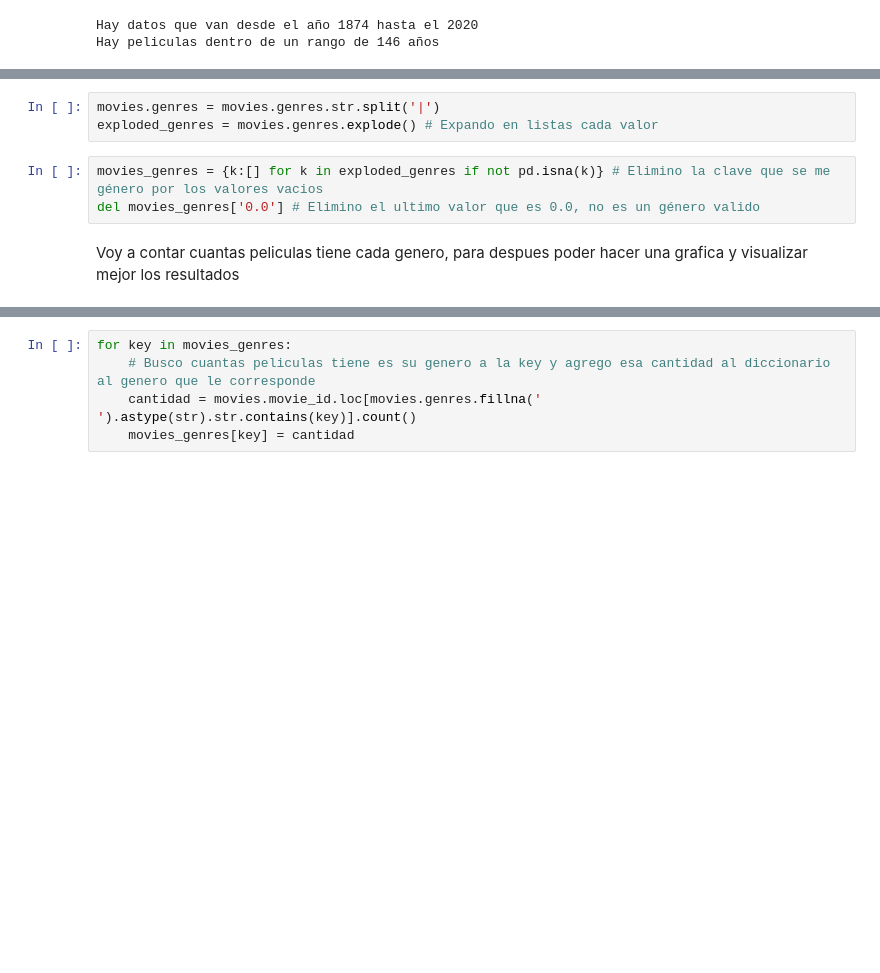
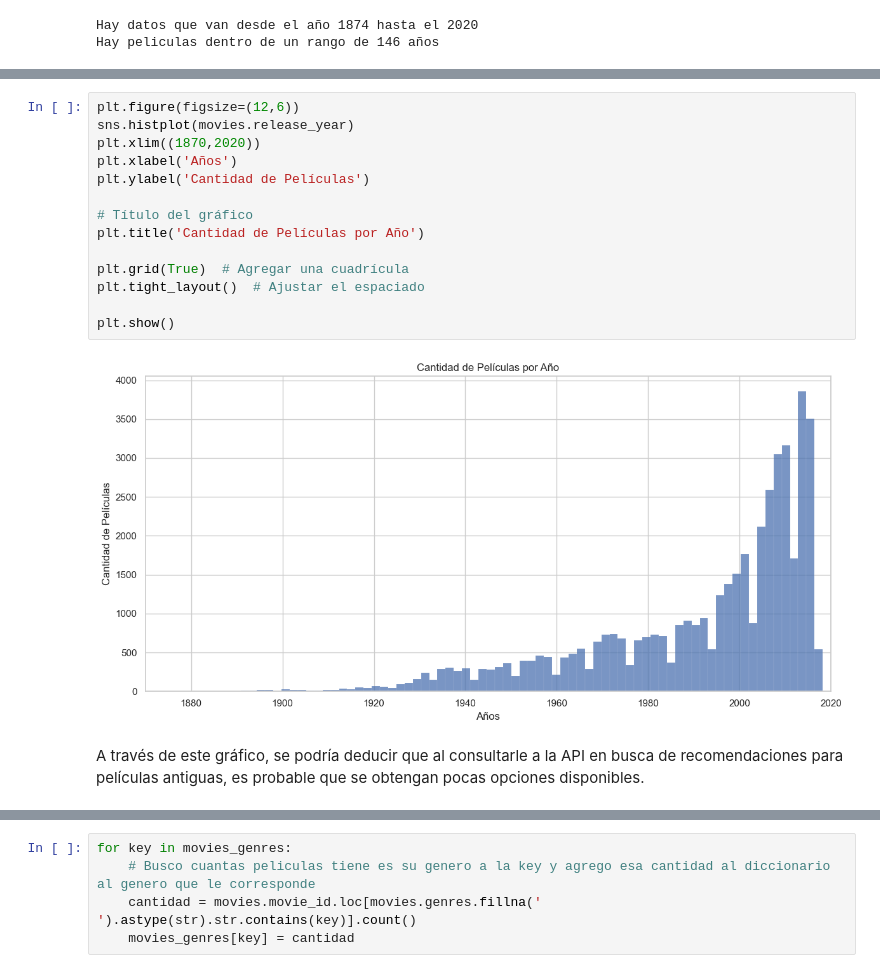
Before and after one commit to uriellmendezz/Movies_Recommendation_API, a Jupyter notebook: notebooks/EDA_process/EDA_movies.ipynb, the cells around one changed output, grey strips where cells are left out. Cells and saved outputs as stored; diff of their text form; blank space fills up the shorter version.

```diff
--- a/notebooks/EDA_process/EDA_movies.ipynb
+++ b/notebooks/EDA_process/EDA_movies.ipynb
@@ -298,8 +214,18 @@ outliers_budget
-# %%
-movies.genres = movies.genres.str.split('|')
-exploded_genres = movies.genres.explode() # Expando en listas cada valor
-# %%
-movies_genres = {k:[] for k in exploded_genres if not pd.isna(k)} # Elimino la clave que se me género por los valores vacios
-del movies_genres['0.0'] # Elimino el ultimo valor que es 0.0, no es un género valido
-# %% [markdown]
-Voy a contar cuantas peliculas tiene cada genero, para despues poder hacer una grafica y visualizar mejor los resultados
+# %%
+plt.figure(figsize=(12,6))
+sns.histplot(movies.release_year)
+plt.xlim((1870,2020))
+plt.xlabel('Años')
+plt.ylabel('Cantidad de Películas')
+
+# Título del gráfico
+plt.title('Cantidad de Películas por Año')
+
+plt.grid(True)  # Agregar una cuadrícula
+plt.tight_layout()  # Ajustar el espaciado
+
+plt.show()
+# %% [output]
+[figure, added]
+# %% [markdown]
+A través de este gráfico, se podría deducir que al consultarle a la API en busca de recomendaciones para películas antiguas, es probable que se obtengan pocas opciones disponibles.
```
Also changed, not shown: parts of 67 cells of this notebook, 6 other files.
